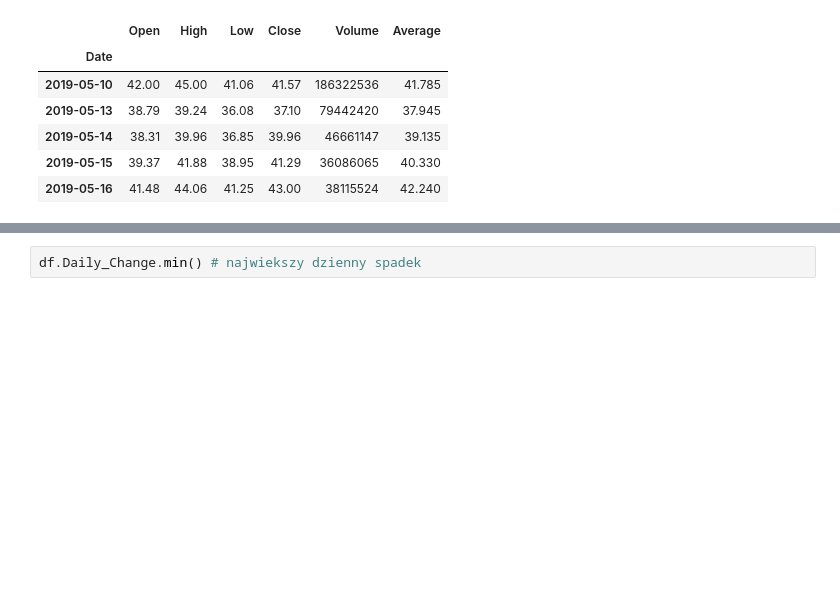
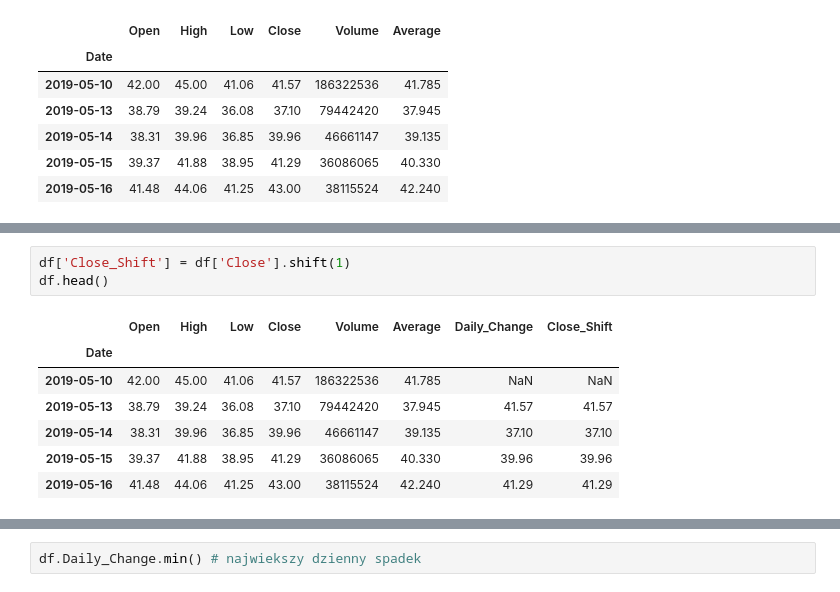
Before and after one commit to mietekdom/Data-Science, a Jupyter notebook: 01_knowledge/05_Obliczanie_kolumn.ipynb, the cells around one changed output, grey strips where cells are left out. Cells and saved outputs as stored; diff of their text form; blank space fills up the shorter version.

```diff
--- a/01_knowledge/05_Obliczanie_kolumn.ipynb
+++ b/01_knowledge/05_Obliczanie_kolumn.ipynb
@@ -89,3 +89,14 @@ df.head()
+# %%
+df['Close_Shift'] = df['Close'].shift(1)
+df.head()
+# %% [output]
+|  | Open | High | Low | Close | Volume | Average | Daily_Change | Close_Shift |
+| Date |  |  |  |  |  |  |  |  |
+| 2019-05-10 | 42.00 | 45.00 | 41.06 | 41.57 | 186322536 | 41.785 | NaN | NaN |
+| 2019-05-13 | 38.79 | 39.24 | 36.08 | 37.10 | 79442420 | 37.945 | 41.57 | 41.57 |
+| 2019-05-14 | 38.31 | 39.96 | 36.85 | 39.96 | 46661147 | 39.135 | 37.10 | 37.10 |
+| 2019-05-15 | 39.37 | 41.88 | 38.95 | 41.29 | 36086065 | 40.330 | 39.96 | 39.96 |
+| 2019-05-16 | 41.48 | 44.06 | 41.25 | 43.00 | 38115524 | 42.240 | 41.29 | 41.29 |
 # %%
 df['Daily_Change'] = df.Close / df.Close_Shift -1 #dzienna zmiana procentowa
 df.head()
```
Also changed, not shown: parts of 2 cells of this notebook.
